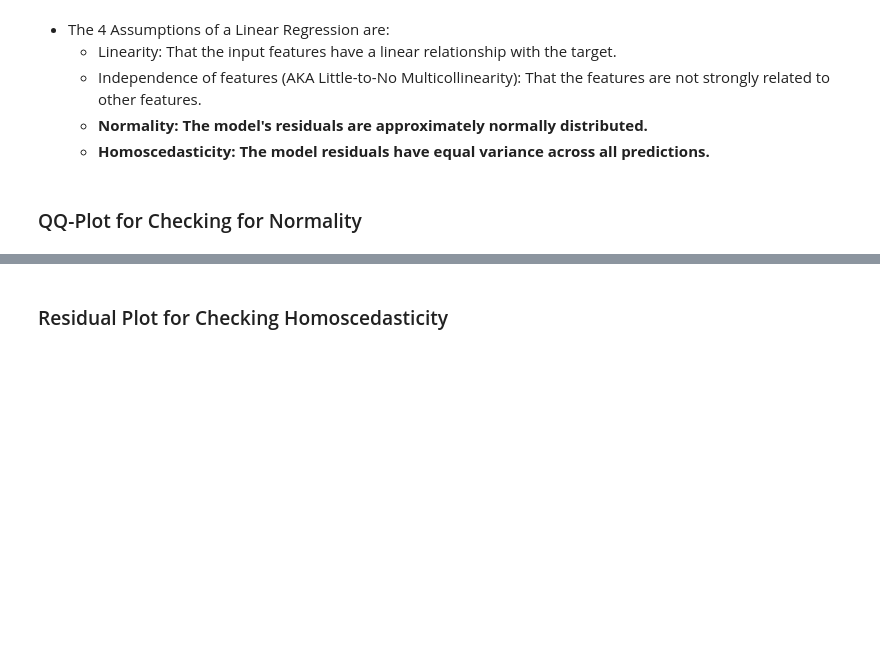
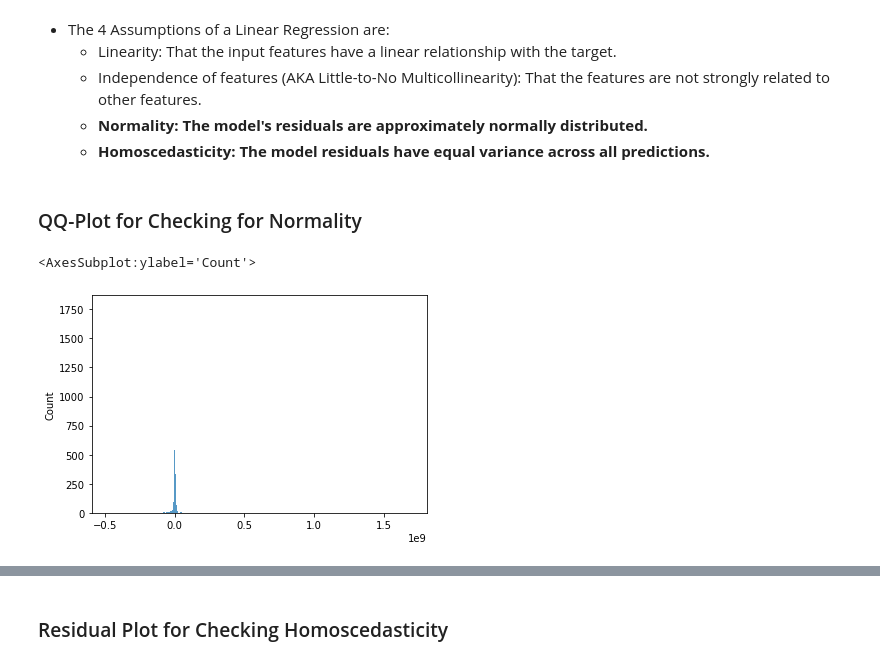
Before and after one commit to coding-dojo-data-science/data-enrichment-linear-regression-with-movies, a Jupyter notebook: Class-Pt2-Linear-Regression-with-Movies.ipynb, the cells around one changed output, grey strips where cells are left out. Cells and saved outputs as stored; diff of their text form; code cells hidden in the pictures; blank space fills up the shorter version.

```diff
--- a/Class-Pt2-Linear-Regression-with-Movies.ipynb
+++ b/Class-Pt2-Linear-Regression-with-Movies.ipynb
@@ -594,5 +594,9 @@ display(X_train_df.head(2),X_test_df.head(2))
 ### Statsmodels OLS
 # %%
 ## instantiate an OLS model WITH the training data.
+model = sm.OLS(y_train, X_train_df)
 
 ## Fit the model and view the summary
+result = model.fit()
+
+result.summary()
@@ -599,5 +638,10 @@ display(X_train_df.head(2),X_test_df.head(2))
 # %%
 ## Get train data performance from skearn to confirm matches OLS
+y_hat_train = result.predict(X_train_df)
 
+print(f'Training R^2: {r2_score(y_train, y_hat_train):.3f}')
 
 ## Get test data performance
+y_hat_test = result.predict(X_test_df)
+
+print(f'Test R^2: {r2_score(y_test, y_hat_test):.3f}')
@@ -611,4 +658,11 @@ display(X_train_df.head(2),X_test_df.head(2))
     - **Homoscedasticity: The model residuals have equal variance across all predictions.**
 # %% [markdown]
 ### QQ-Plot for Checking for Normality
+# %%
+## Create a Q-QPlot
+resids = y_train - y_hat_train
+sns.histplot(resids)
+# %% [output]
+<AxesSubplot:ylabel='Count'>
+[figure, added]
 # %%
```
Also changed, not shown: parts of 46 cells of this notebook, 1 other file.
